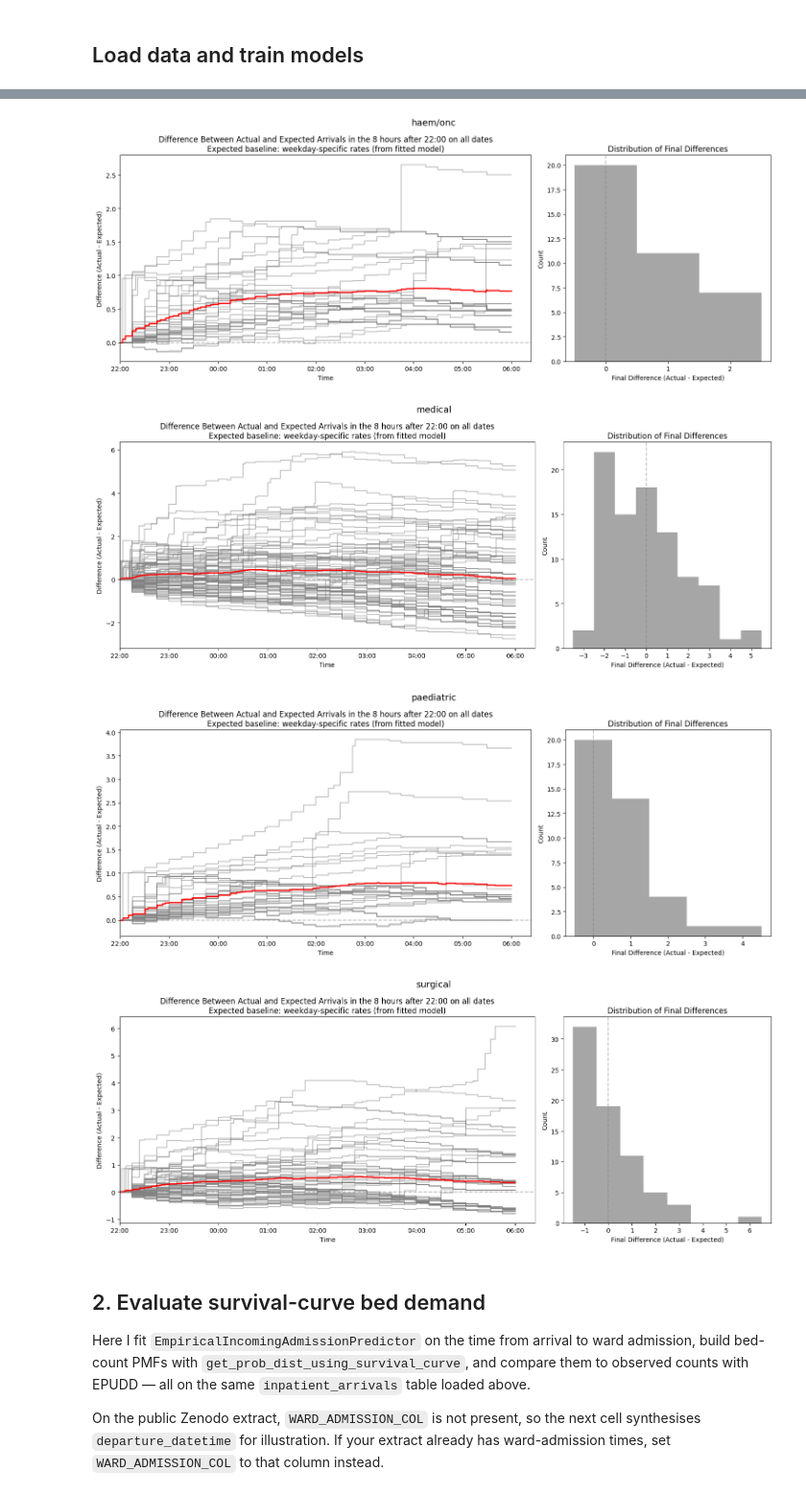
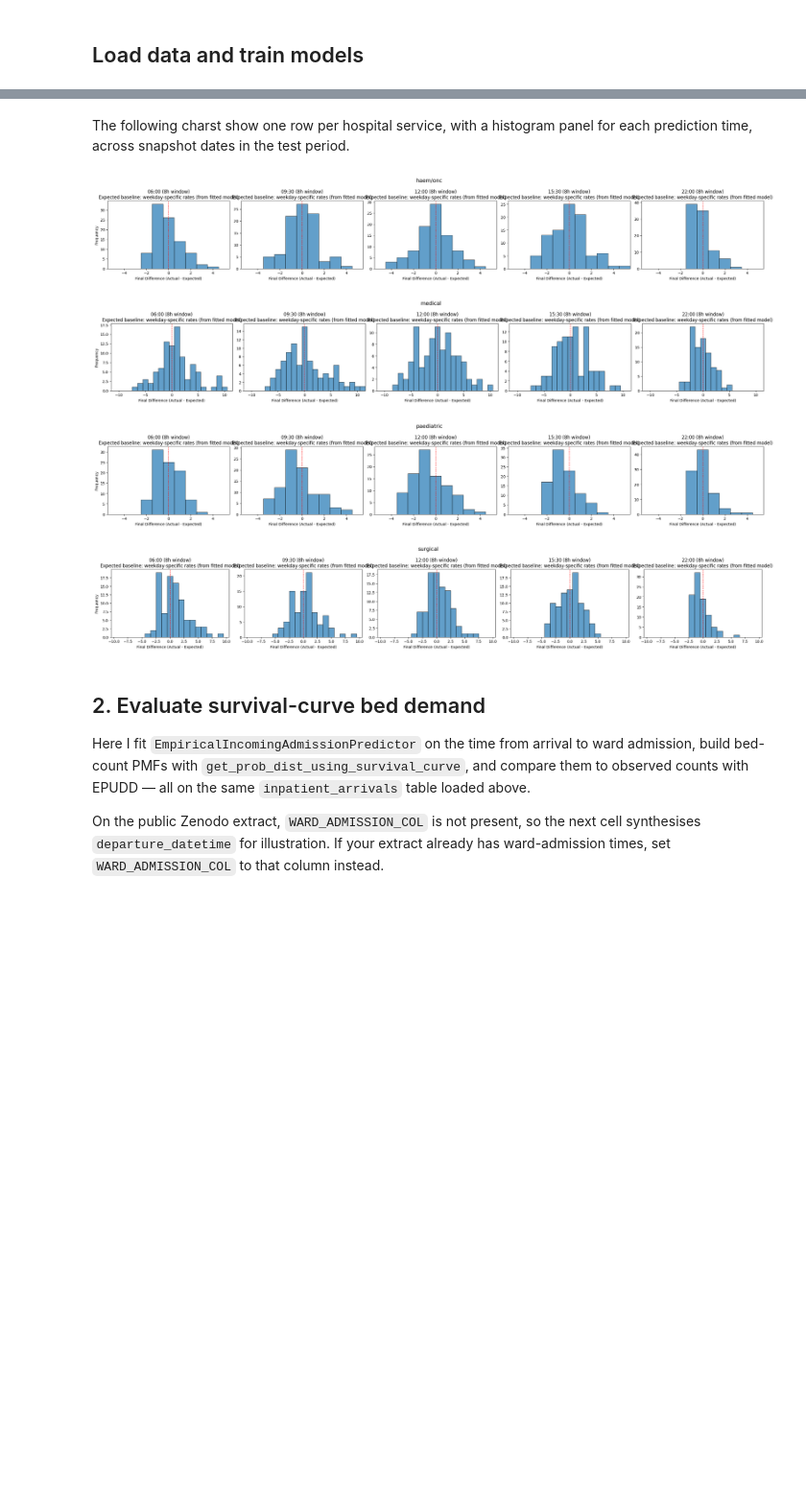
Before and after one commit to UCL-CORU/patientflow, a Jupyter notebook: notebooks/3f_Evaluate_demand_predictions_for_patients_yet_to_arrive.ipynb, the cells around one changed output, grey strips where cells are left out. Shown at 96% size. Cells and saved outputs as stored; diff of their text form; code cells hidden in the pictures; blank space fills up the shorter version.

```diff
--- a/notebooks/3f_Evaluate_demand_predictions_for_patients_yet_to_arrive.ipynb
+++ b/notebooks/3f_Evaluate_demand_predictions_for_patients_yet_to_arrive.ipynb
@@ -92,26 +111,31 @@ plot_arrival_delta_single_instance(
-# %%
-prediction_time = (22, 0)
-
-for specialty in sorted(yta_model.weights.keys()):
-    spec_test_df = test_inpatient_arrivals_df[
-        test_inpatient_arrivals_df["specialty"] == specialty
-    ]
-    plot_arrival_deltas(
-        spec_test_df,
-        prediction_time,
-        test_snapshot_dates,
-        prediction_window=prediction_window,
-        yta_time_interval=yta_time_interval,
-        arrival_rate_model=yta_model,
-        filter_key=specialty,
-        suptitle=specialty,
-        show=True,
-    )
-# %% [output]
-[figure, removed]
-[figure, removed]
-[figure, removed]
-[figure, removed]
+# %% [markdown]
+The following charst show one row per hospital service, with a histogram panel for each prediction time, across snapshot dates in the test period.
+# %%
+prediction_times = sorted(
+    ed_visits.prediction_time.unique(),
+    key=lambda x: x[0] * 60 + x[1],
+)
+
+for specialty in sorted(yta_model.weights.keys()):
+    spec_test_df = test_inpatient_arrivals_df[
+        test_inpatient_arrivals_df["specialty"] == specialty
+    ]
+    plot_arrival_deltas(
+        spec_test_df,
+        prediction_times,
+        test_snapshot_dates,
+        prediction_window=prediction_window,
+        yta_time_interval=yta_time_interval,
+        arrival_rate_model=yta_model,
+        filter_key=specialty,
+        suptitle=specialty,
+        show=True,
+    )
+# %% [output]
+[figure, added]
+[figure, added]
+[figure, added]
+[figure, added]
 # %% [markdown]
 ## 2. Evaluate survival-curve bed demand
 
```
Also changed, not shown: parts of 2 cells of this notebook, 14 other files.
